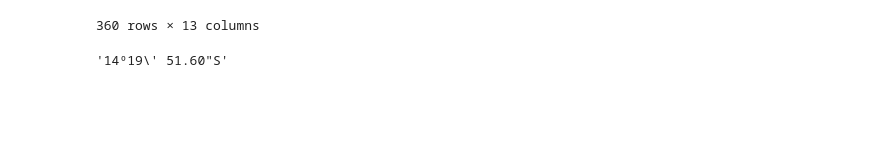
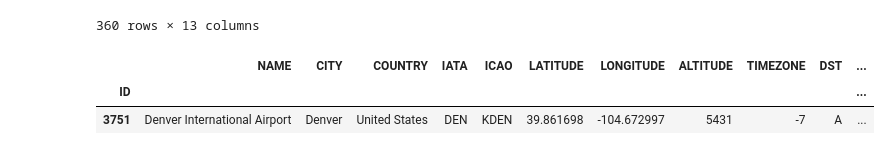
Before and after one commit to ricardozacarias/flight-delays, a Jupyter notebook: flights-eda.ipynb, the cells around one changed output. Drawn from its saved outputs; the diff is of its cells as text; code cells hidden in the pictures; blank space fills up the shorter version.

```diff
--- a/flights-eda.ipynb
+++ b/flights-eda.ipynb
@@ -749,8 +747,10 @@ def deg_to_dms(deg, type='lat'):
         compass_str = compass[type][0 if d >= 0 else 1]
         return "{}º{}' ".format(abs(d), abs(m)) + '{:.2f}"{}'.format(abs(s), compass_str)
 # %%
-hey = airports_ds[airports_ds['IATA'] == 'PPG']['LATITUDE'].values[0]
+hey = airports_ds[airports_ds['IATA'] == 'DEN']
-# %%
-deg_to_dms(hey)
-# %% [output]
-'14º19\' 51.60"S'
+# %%
+hey
+# %% [output]
+|  | NAME | CITY | COUNTRY | IATA | ICAO | LATITUDE | LONGITUDE | ALTITUDE | TIMEZONE | DST | ... |
+| ID |  |  |  |  |  |  |  |  |  |  | ... |
+| 3751 | Denver International Airport | Denver | United States | DEN | KDEN | 39.861698 | -104.672997 | 5431 | -7 | A | ... |
```
Also changed, not shown: parts of 8 cells of this notebook, 1 other file.
